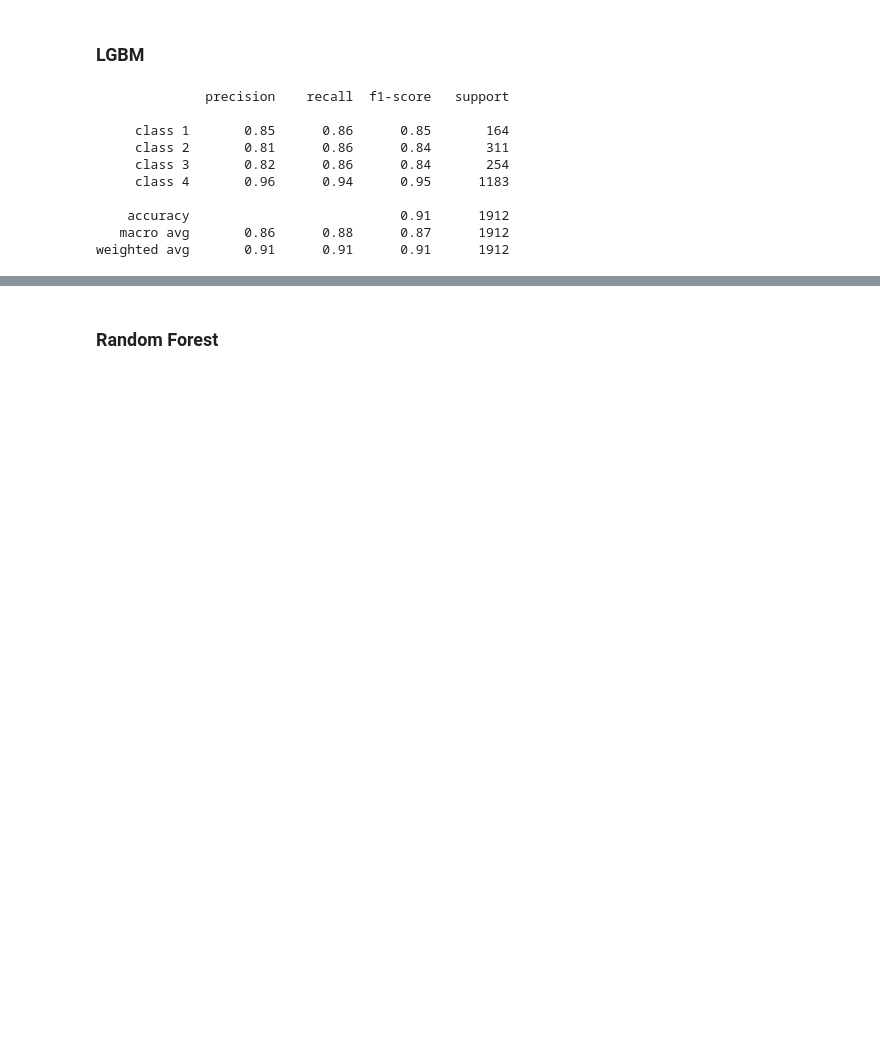
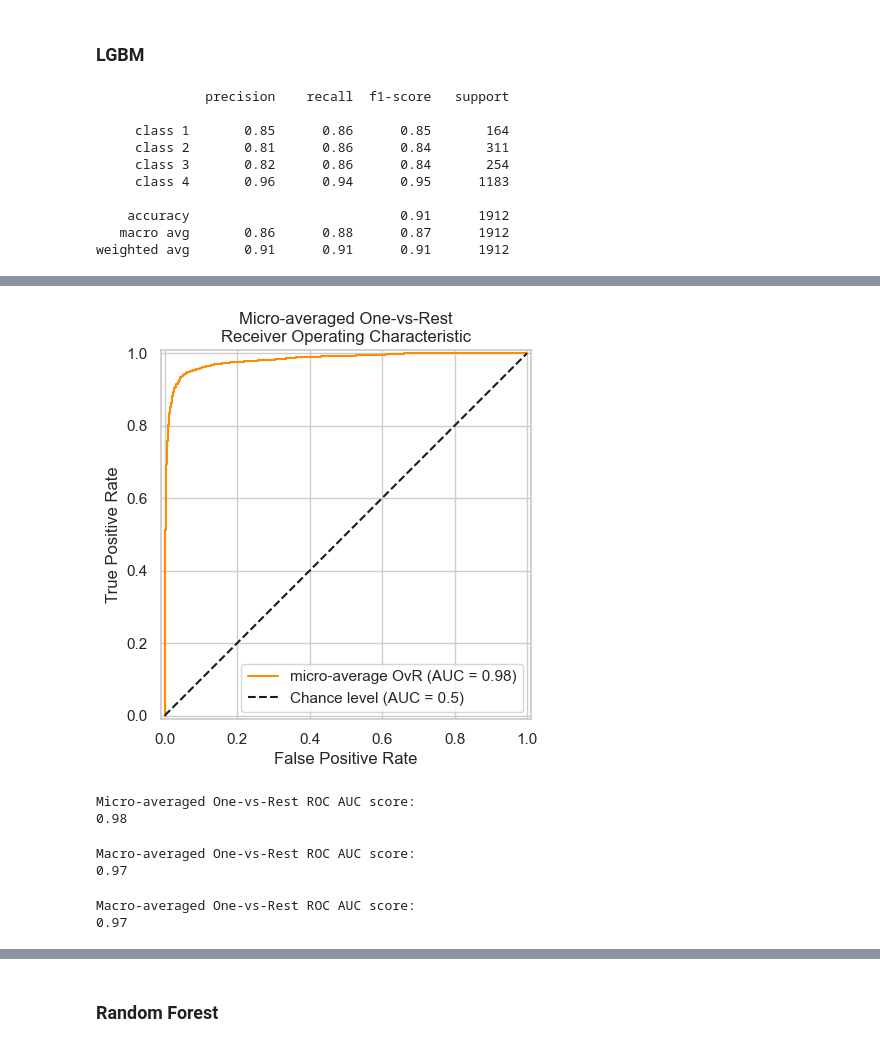
Before and after one commit to leonardo-toffalini/dmml-project, a Jupyter notebook: train.ipynb, the cells around one changed output, grey strips where cells are left out. Saved outputs shown, nothing was run; the diff lists cells and outputs as text; code cells hidden in the pictures; blank space fills up the shorter version.

```diff
--- a/train.ipynb
+++ b/train.ipynb
@@ -227,0 +254,66 @@ weighted avg       0.91      0.91      0.91      1912
+# %%
+display = RocCurveDisplay.from_predictions(
+    y_onehot_val.ravel(),
+    y_score.ravel(),
+    name="micro-average OvR",
+    color="darkorange",
+    plot_chance_level=True,
+)
+_ = display.ax_.set(
+    xlabel="False Positive Rate",
+    ylabel="True Positive Rate",
+    title="Micro-averaged One-vs-Rest\nReceiver Operating Characteristic",
+)
+# %% [output]
+[figure, added]
+# %%
+from sklearn.metrics import auc, roc_curve
+
+# store the fpr, tpr, and roc_auc for all averaging strategies
+fpr, tpr, roc_auc = dict(), dict(), dict()
+# Compute micro-average ROC curve and ROC area
+fpr["micro"], tpr["micro"], _ = roc_curve(y_onehot_val.ravel(), y_score.ravel())
+roc_auc["micro"] = auc(fpr["micro"], tpr["micro"])
+
+print(f"Micro-averaged One-vs-Rest ROC AUC score:\n{roc_auc['micro']:.2f}")
+# %% [output]
+Micro-averaged One-vs-Rest ROC AUC score:
+0.98
+# %%
+n_classes = 4
+
+for i in range(n_classes):
+    fpr[i], tpr[i], _ = roc_curve(y_onehot_val[:, i], y_score[:, i])
+    roc_auc[i] = auc(fpr[i], tpr[i])
+
+fpr_grid = np.linspace(0.0, 1.0, 1000)
+
+# Interpolate all ROC curves at these points
+mean_tpr = np.zeros_like(fpr_grid)
+
+for i in range(n_classes):
+    mean_tpr += np.interp(fpr_grid, fpr[i], tpr[i])  # linear interpolation
+
+# Average it and compute AUC
+mean_tpr /= n_classes
+
+fpr["macro"] = fpr_grid
+tpr["macro"] = mean_tpr
+roc_auc["macro"] = auc(fpr["macro"], tpr["macro"])
+
+print(f"Macro-averaged One-vs-Rest ROC AUC score:\n{roc_auc['macro']:.2f}")
+# %% [output]
+Macro-averaged One-vs-Rest ROC AUC score:
+0.97
+# %%
+macro_roc_auc_ovr = roc_auc_score(
+    y_val,
+    y_score,
+    multi_class="ovr",
+    average="macro",
+)
+
+print(f"Macro-averaged One-vs-Rest ROC AUC score:\n{macro_roc_auc_ovr:.2f}")
+# %% [output]
+Macro-averaged One-vs-Rest ROC AUC score:
+0.97
```
Also changed, not shown: parts of 3 cells of this notebook, 1 other file.
